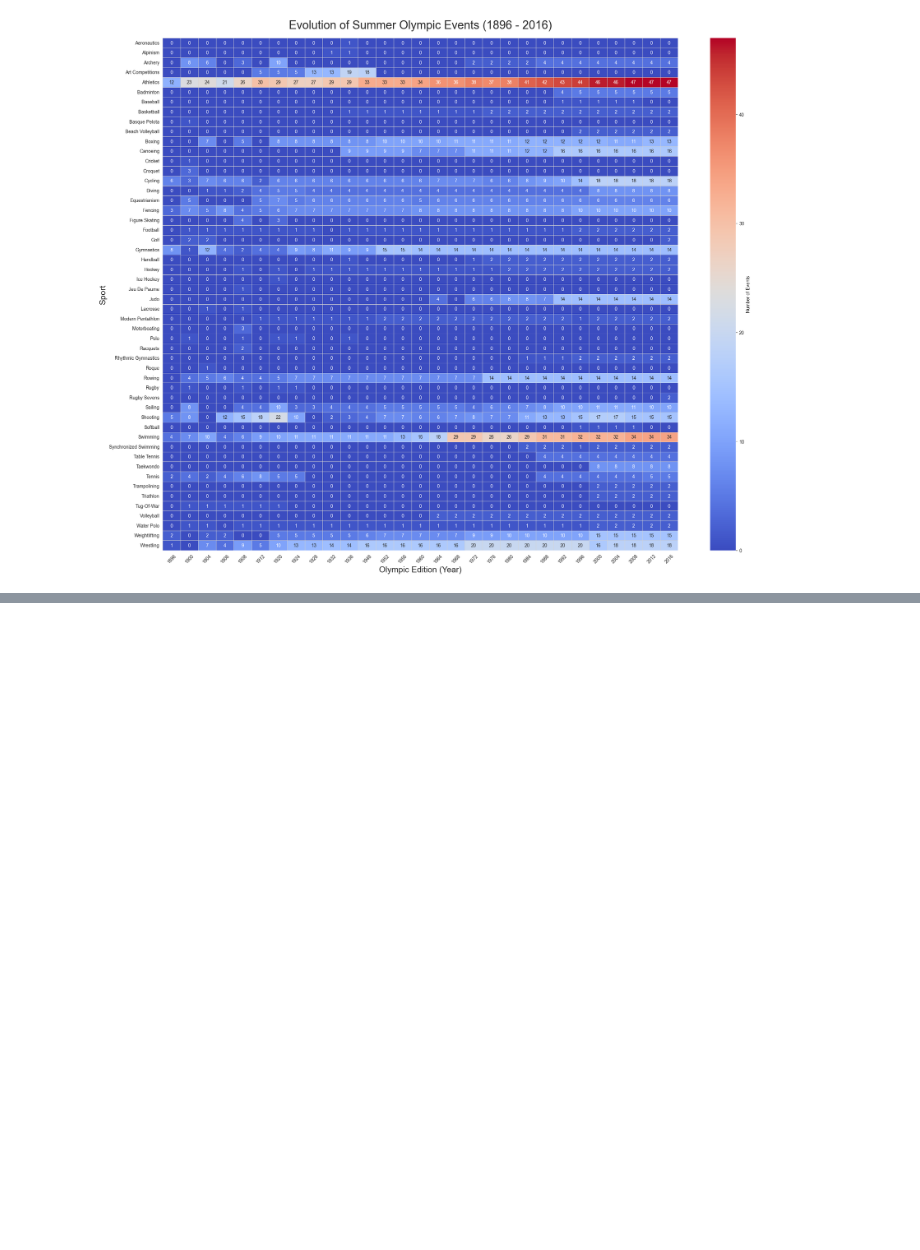
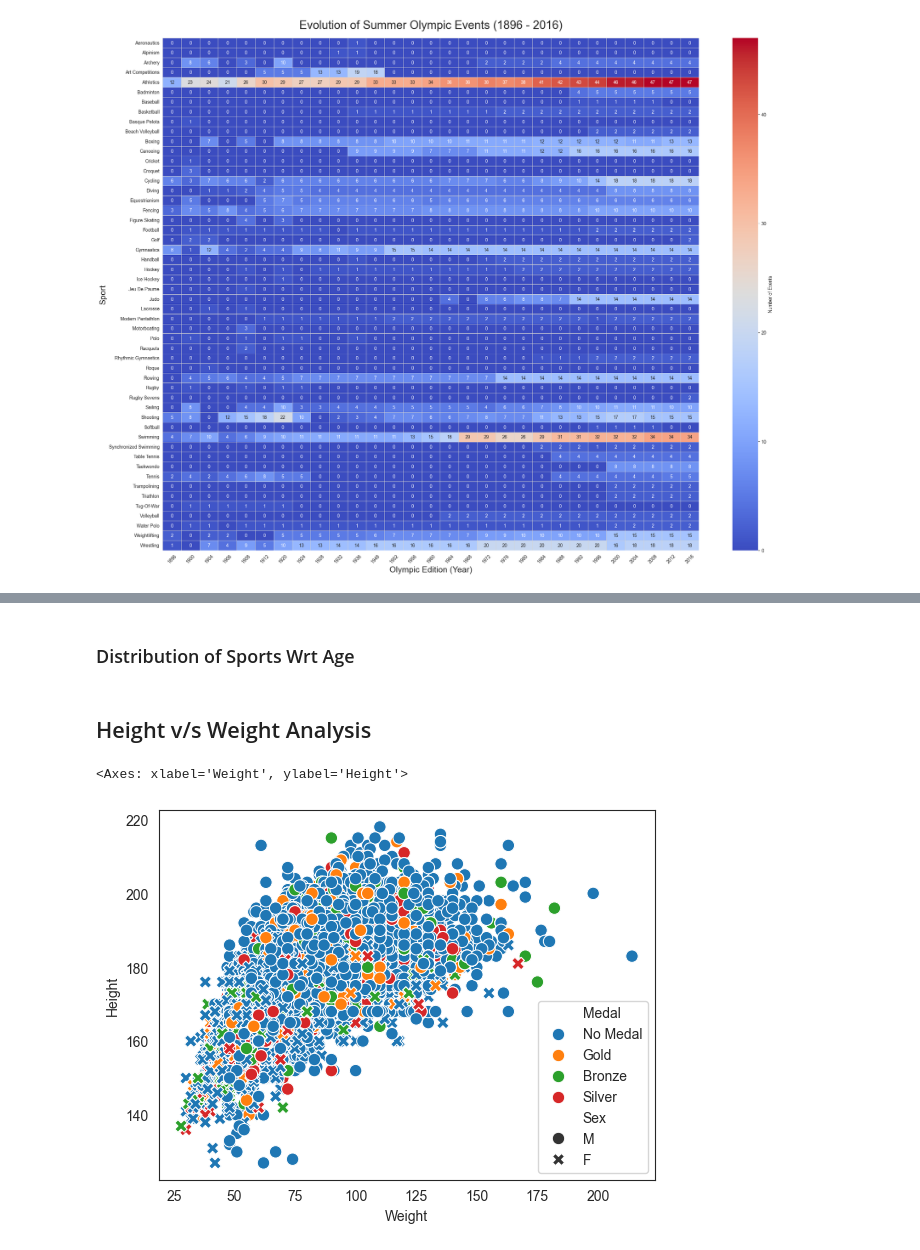
Before and after one commit to Yash-devs-cmd/Olympic-data-Analysis, a Jupyter notebook: experiments.ipynb, the cells around one changed output, grey strips where cells are left out. Drawn from its saved outputs; the diff is of its cells as text; code cells hidden in the pictures; blank space fills up the shorter version.

```diff
--- a/experiments.ipynb
+++ b/experiments.ipynb
@@ -513,0 +694,2 @@ plt.show()
+# %% [markdown]
+### Distribution of Sports Wrt Age
@@ -513,0 +723,8 @@ plt.show()
+# %% [markdown]
+## Height v/s Weight Analysis
+# %%
+athlete_df = df_copy.drop_duplicates(subset=['Name','NOC','Medal'])
+sns.scatterplot(data=athlete_df, x= athlete_df['Weight'] , y = athlete_df['Height'] , hue=athlete_df['Medal'] ,style=athlete_df['Sex'],s=80)
+# %% [output]
+<Axes: xlabel='Weight', ylabel='Height'>
+[figure, added]
```
Also changed, not shown: parts of 38 cells of this notebook, 2 other files.
